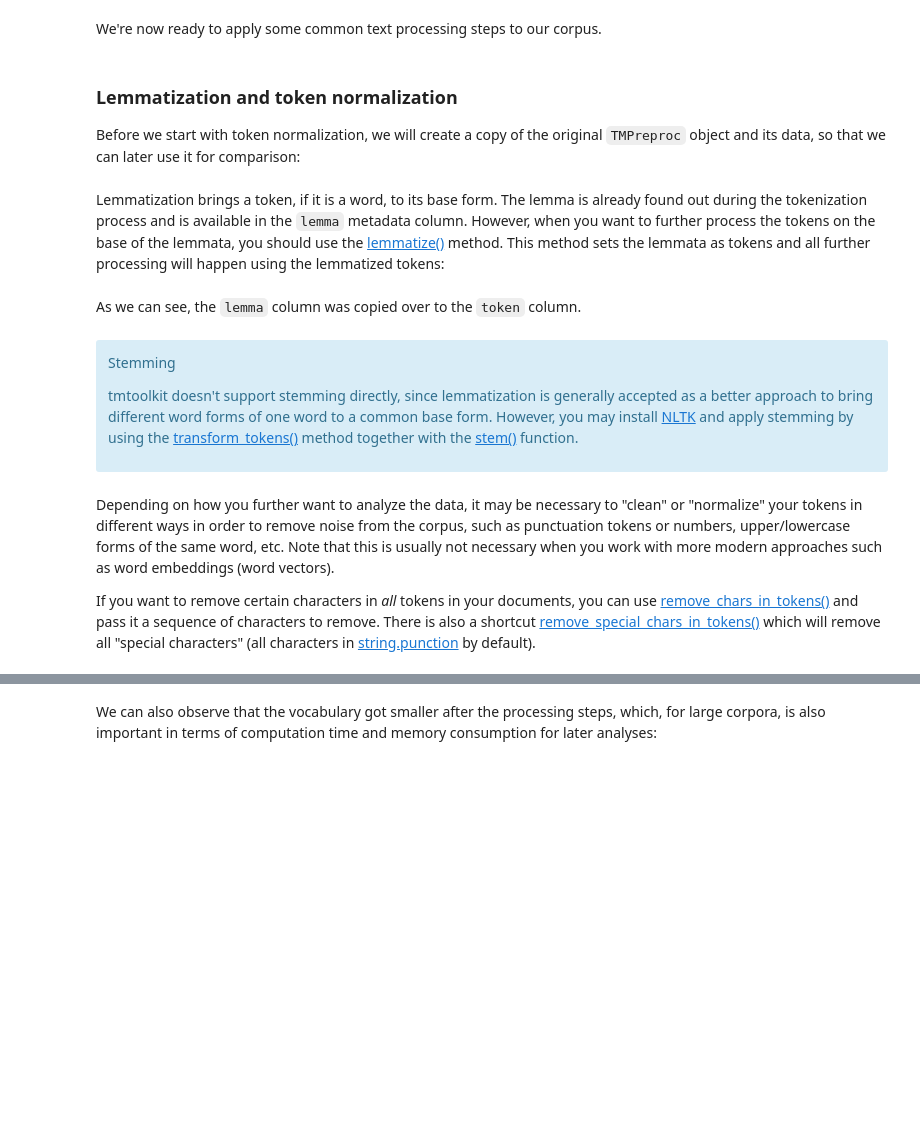
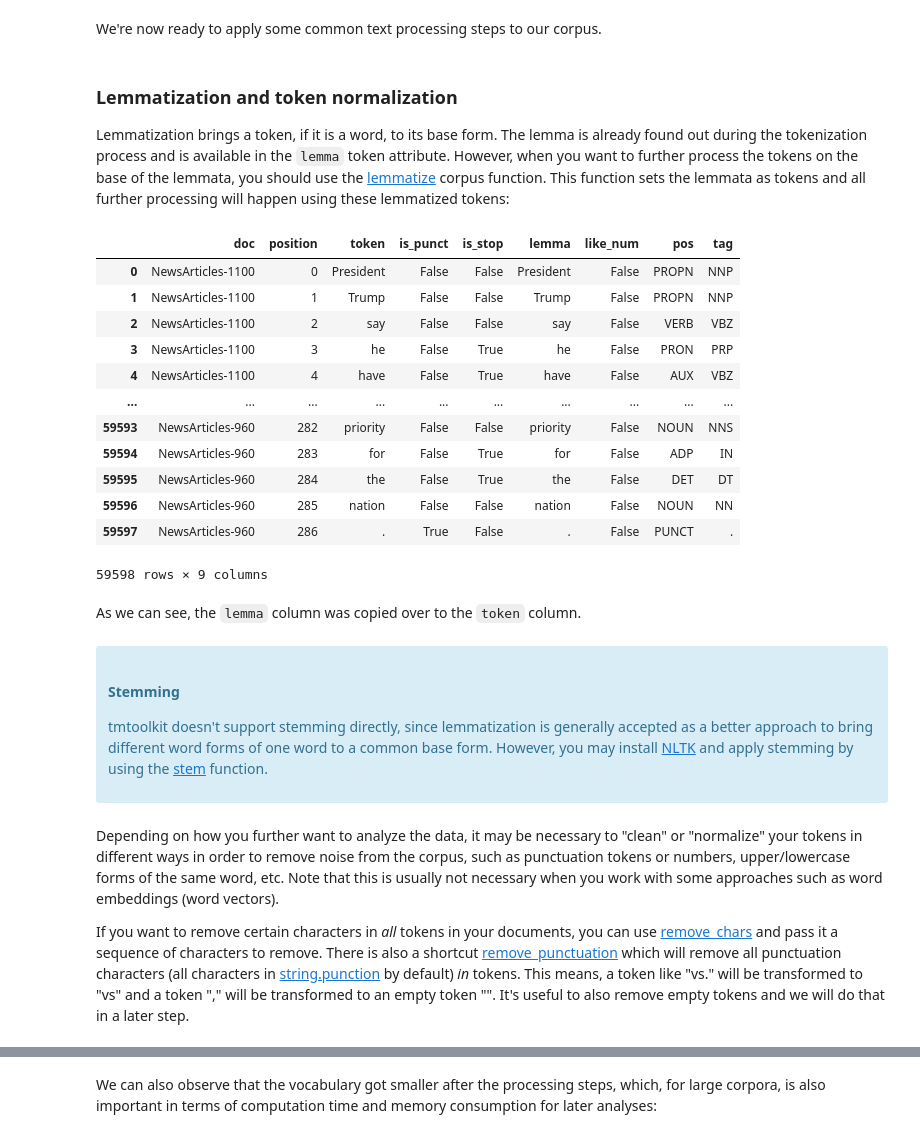
Before and after one commit to WZBSocialScienceCenter/tmtoolkit, a Jupyter notebook: doc/source/preprocessing.ipynb, the cells around one changed output, grey strips where cells are left out. Saved outputs shown, nothing was run; the diff lists cells and outputs as text; code cells hidden in the pictures; blank space fills up the shorter version.

```diff
--- a/doc/source/preprocessing.ipynb
+++ b/doc/source/preprocessing.ipynb
@@ -528,6 +530,2 @@ total number of tokens: 59598 / vocabulary size: 9223
 # %% [markdown]
 We're now ready to apply some common text processing steps to our corpus.
-# %% [markdown]
-### Lemmatization and token normalization
-
-Before we start with token normalization, we will create a copy of the original `TMPreproc` object and its data, so that we can later use it for comparison:
@@ -536,2 +532,4 @@ preproc_orig = preproc.copy()
 # %% [markdown]
-Lemmatization brings a token, if it is a word, to its base form. The lemma is already found out during the tokenization process and is available in the `lemma` metadata column. However, when you want to further process the tokens on the base of the lemmata, you should use the [lemmatize()](api.rst#tmtoolkit.preprocess.TMPreproc.lemmatize) method. This method sets the lemmata as tokens and all further processing will happen using the lemmatized tokens:
+### Lemmatization and token normalization
+
+Lemmatization brings a token, if it is a word, to its base form. The lemma is already found out during the tokenization process and is available in the `lemma` token attribute. However, when you want to further process the tokens on the base of the lemmata, you should use the [lemmatize](api.rst#tmtoolkit.corpus.lemmatize) corpus function. This function sets the lemmata as tokens and all further processing will happen using these lemmatized tokens:
@@ -541,14 +536,35 @@ preproc.tokens_datatable
+# %%
+from tmtoolkit.corpus import lemmatize
+
+# we use `inplace=False` to generate a lemmatized copy `corpus_norm`
+# of the original data; all further steps will be applied to `corpus_norm`
+corpus_norm = lemmatize(corpus_orig, inplace=False)
+tokens_table(corpus_norm)
+# %% [output]
+|  | doc | position | token | is_punct | is_stop | lemma | like_num | pos | tag |
+| 0 | NewsArticles-1100 | 0 | President | False | False | President | False | PROPN | NNP |
+| 1 | NewsArticles-1100 | 1 | Trump | False | False | Trump | False | PROPN | NNP |
+| 2 | NewsArticles-1100 | 2 | say | False | False | say | False | VERB | VBZ |
+| 3 | NewsArticles-1100 | 3 | he | False | True | he | False | PRON | PRP |
+| 4 | NewsArticles-1100 | 4 | have | False | True | have | False | AUX | VBZ |
+| ... | ... | ... | ... | ... | ... | ... | ... | ... | ... |
+| 59593 | NewsArticles-960 | 282 | priority | False | False | priority | False | NOUN | NNS |
+| 59594 | NewsArticles-960 | 283 | for | False | True | for | False | ADP | IN |
+| 59595 | NewsArticles-960 | 284 | the | False | True | the | False | DET | DT |
+| 59596 | NewsArticles-960 | 285 | nation | False | False | nation | False | NOUN | NN |
+| 59597 | NewsArticles-960 | 286 | . | True | False | . | False | PUNCT | . |
+59598 rows × 9 columns
 # %% [markdown]
 As we can see, the `lemma` column was copied over to the `token` column.
 # %% [markdown]
 <div class="alert alert-info">
 
-Stemming
+#### Stemming
 
-tmtoolkit doesn't support stemming directly, since lemmatization is generally accepted as a better approach to bring different word forms of one word to a common base form. However, you may install [NLTK](https://www.nltk.org/) and apply stemming by using the [transform_tokens()](api.rst#tmtoolkit.preprocess.TMPreproc.transform_tokens) method together with the [stem()](api.rst#tmtoolkit.preprocess.stem) function.
+tmtoolkit doesn't support stemming directly, since lemmatization is generally accepted as a better approach to bring different word forms of one word to a common base form. However, you may install [NLTK](https://www.nltk.org/) and apply stemming by using the [stem](api.rst#tmtoolkit.corpus.stem) function.
 
 </div>
 # %% [markdown]
-Depending on how you further want to analyze the data, it may be necessary to "clean" or "normalize" your tokens in different ways in order to remove noise from the corpus, such as punctuation tokens or numbers, upper/lowercase forms of the same word, etc. Note that this is usually not necessary when you work with more modern approaches such as word embeddings (word vectors).
+Depending on how you further want to analyze the data, it may be necessary to "clean" or "normalize" your tokens in different ways in order to remove noise from the corpus, such as punctuation tokens or numbers, upper/lowercase forms of the same word, etc. Note that this is usually not necessary when you work with some approaches such as word embeddings (word vectors).
 
-If you want to remove certain characters in *all* tokens in your documents, you can use [remove_chars_in_tokens()](api.rst#tmtoolkit.preprocess.TMPreproc.remove_chars_in_tokens) and pass it a sequence of characters to remove. There is also a shortcut [remove_special_chars_in_tokens()](api.rst#tmtoolkit.preprocess.TMPreproc.remove_special_chars_in_tokens) which will remove all "special characters" (all characters in [string.punction](https://docs.python.org/3/library/string.html#string.punctuation) by default).
+If you want to remove certain characters in *all* tokens in your documents, you can use [remove_chars](api.rst#tmtoolkit.corpus.remove_chars) and pass it a sequence of characters to remove. There is also a shortcut [remove_punctuation](api.rst#tmtoolkit.corpus.remove_punctuation) which will remove all punctuation characters (all characters in [string.punction](https://docs.python.org/3/library/string.html#string.punctuation) by default) *in* tokens. This means, a token like "vs." will be transformed to "vs" and a token "," will be transformed to an empty token "". It's useful to also remove empty tokens and we will do that in a later step.
```
Also changed, not shown: parts of 37 cells of this notebook, 2 other files.
